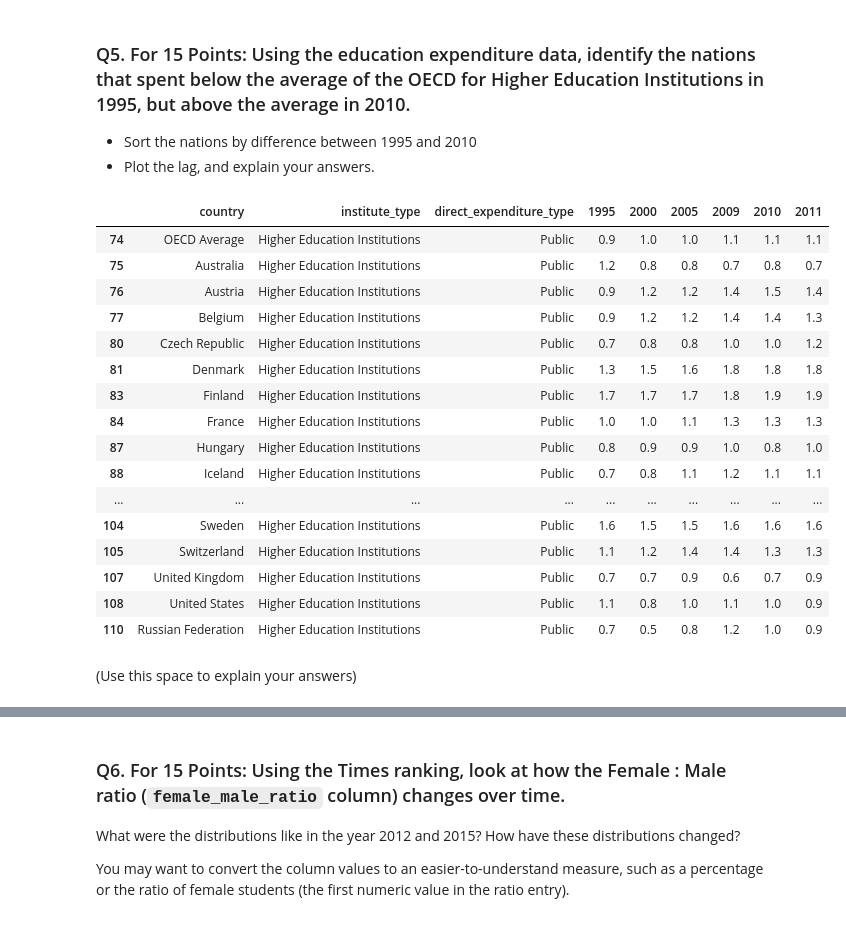
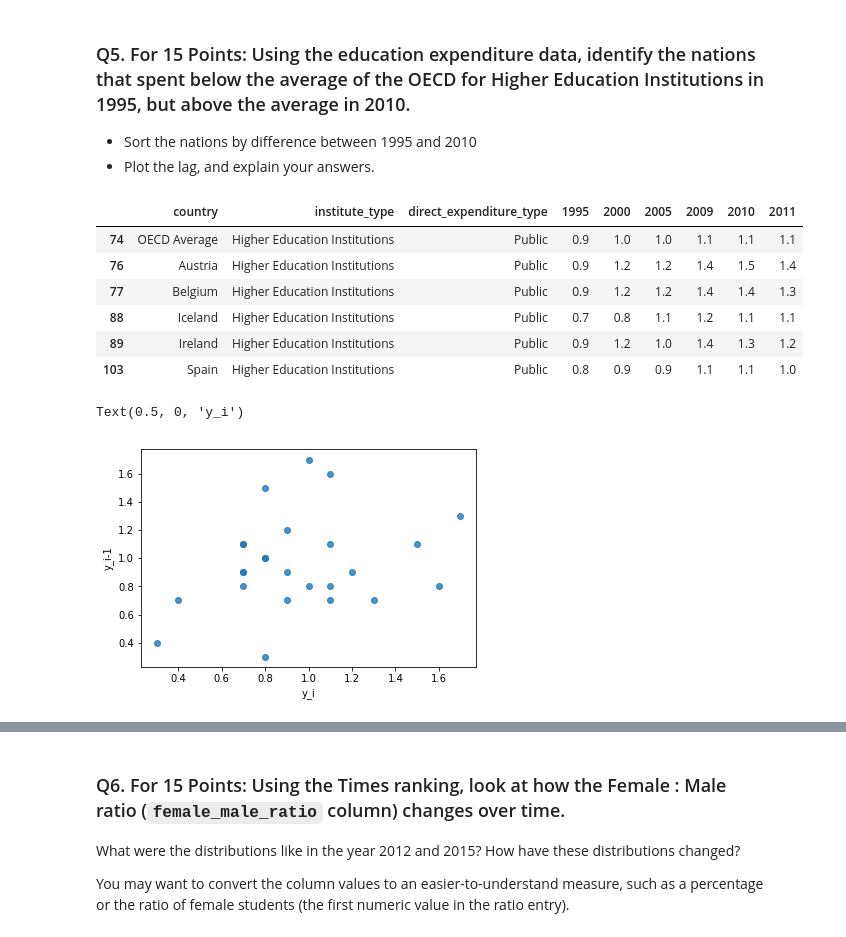
Before and after one commit to tengdann/si618, a Jupyter notebook: 618_HW3.ipynb, the cells around one changed output, grey strips where cells are left out. Drawn from its saved outputs; the diff is of its cells as text; code cells hidden in the pictures.

```diff
--- a/618_HW3.ipynb
+++ b/618_HW3.ipynb
@@ -210,24 +210,26 @@ I chose to look at only the top 10 rankings (by score) for each year. Consistent
 * Plot the lag, and explain your answers.
 # %%
 edu_exp = pd.read_csv('data/world-university-rankings/education_expenditure_supplementary_data.csv').dropna()
-edu_exp[edu_exp['institute_type'] == 'Higher Education Institutions ']
+edu_exp_HE = edu_exp[edu_exp.institute_type == 'Higher Education Institutions ']
+avg_1995 = edu_exp_HE[edu_exp_HE.country == 'OECD Average']['1995'].values[0]
+avg_2010 = edu_exp_HE[edu_exp_HE.country == 'OECD Average']['2010'].values[0]
+difference_HE = edu_exp_HE[(edu_exp_HE['1995'] <= avg_1995) & (edu_exp_HE['2010'] >= avg_2010)]
+difference_HE
 # %% [output]
 |  | country | institute_type | direct_expenditure_type | 1995 | 2000 | 2005 | 2009 | 2010 | 2011 |
 | 74 | OECD Average | Higher Education Institutions | Public | 0.9 | 1.0 | 1.0 | 1.1 | 1.1 | 1.1 |
-| 75 | Australia | Higher Education Institutions | Public | 1.2 | 0.8 | 0.8 | 0.7 | 0.8 | 0.7 |
 | 76 | Austria | Higher Education Institutions | Public | 0.9 | 1.2 | 1.2 | 1.4 | 1.5 | 1.4 |
 | 77 | Belgium | Higher Education Institutions | Public | 0.9 | 1.2 | 1.2 | 1.4 | 1.4 | 1.3 |
-| 80 | Czech Republic | Higher Education Institutions | Public | 0.7 | 0.8 | 0.8 | 1.0 | 1.0 | 1.2 |
-| 81 | Denmark | Higher Education Institutions | Public | 1.3 | 1.5 | 1.6 | 1.8 | 1.8 | 1.8 |
-| 83 | Finland | Higher Education Institutions | Public | 1.7 | 1.7 | 1.7 | 1.8 | 1.9 | 1.9 |
-| 84 | France | Higher Education Institutions | Public | 1.0 | 1.0 | 1.1 | 1.3 | 1.3 | 1.3 |
-| 87 | Hungary | Higher Education Institutions | Public | 0.8 | 0.9 | 0.9 | 1.0 | 0.8 | 1.0 |
 | 88 | Iceland | Higher Education Institutions | Public | 0.7 | 0.8 | 1.1 | 1.2 | 1.1 | 1.1 |
-| ... | ... | ... | ... | ... | ... | ... | ... | ... | ... |
-| 104 | Sweden | Higher Education Institutions | Public | 1.6 | 1.5 | 1.5 | 1.6 | 1.6 | 1.6 |
-| 105 | Switzerland | Higher Education Institutions | Public | 1.1 | 1.2 | 1.4 | 1.4 | 1.3 | 1.3 |
-| 107 | United Kingdom | Higher Education Institutions | Public | 0.7 | 0.7 | 0.9 | 0.6 | 0.7 | 0.9 |
-| 108 | United States | Higher Education Institutions | Public | 1.1 | 0.8 | 1.0 | 1.1 | 1.0 | 0.9 |
-| 110 | Russian Federation | Higher Education Institutions | Public | 0.7 | 0.5 | 0.8 | 1.2 | 1.0 | 0.9 |
+| 89 | Ireland | Higher Education Institutions | Public | 0.9 | 1.2 | 1.0 | 1.4 | 1.3 | 1.2 |
+| 103 | Spain | Higher Education Institutions | Public | 0.8 | 0.9 | 0.9 | 1.1 | 1.1 | 1.0 |
-# %% [markdown]
-(Use this space to explain your answers)
+# %%
+lag = edu_exp_HE['1995'].copy()
+lag = np.array(lag[:-1])
+current = edu_exp_HE['1995'][1:]
+ax = sns.regplot(current, lag, fit_reg = False)
+ax.set_ylabel('y_i-1')
+ax.set_xlabel("y_i")
+# %% [output]
+Text(0.5, 0, 'y_i')
+[figure, added]
```
Also changed, not shown: parts of 2 cells of this notebook.
